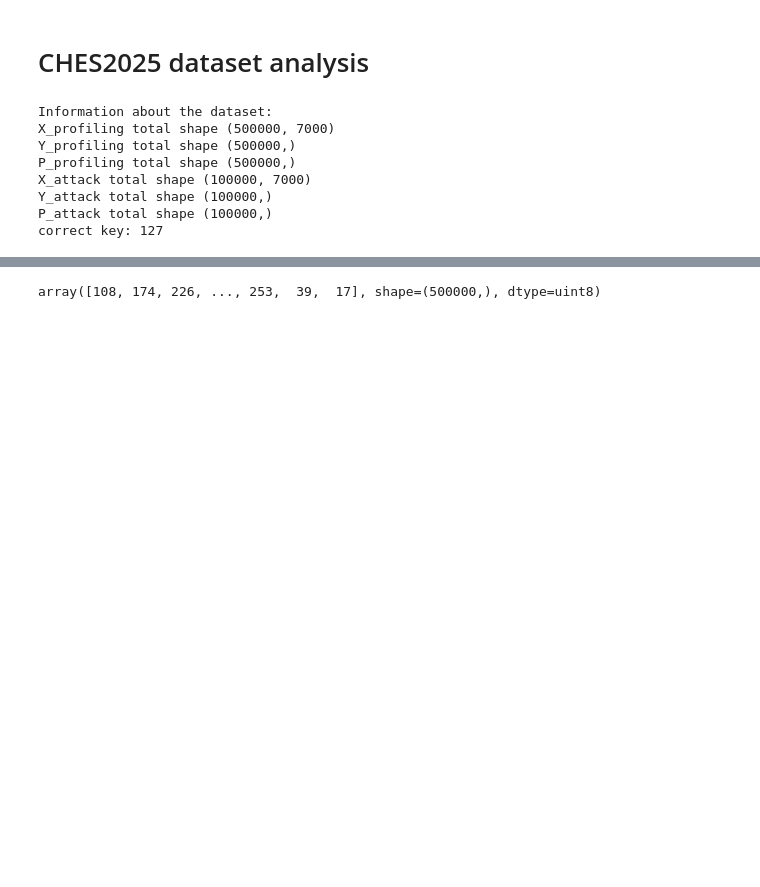
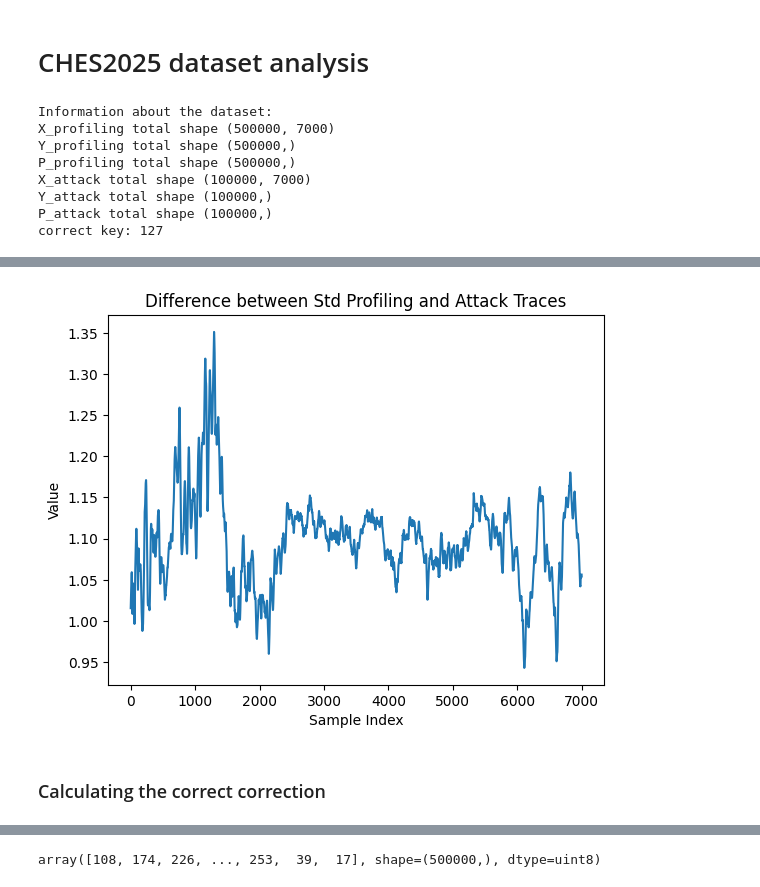
Before and after one commit to LucianoXu/CHES2025-Challenge, a Jupyter notebook: dataset_analysis.ipynb, the cells around one changed output, grey strips where cells are left out. Cells and saved outputs as stored; diff of their text form; code cells hidden in the pictures; blank space fills up the shorter version.

```diff
--- a/dataset_analysis.ipynb
+++ b/dataset_analysis.ipynb
@@ -16,0 +53,7 @@ correct key: 127
+# %%
+# show the difference between the std of profiling and attack traces
+plot_trace(std_attack/std_profiling, title='Difference between Std Profiling and Attack Traces')
+# %% [output]
+[figure, added]
+# %% [markdown]
+### Calculating the correct correction
```
Also changed, not shown: parts of 26 cells of this notebook, 5 other files.
